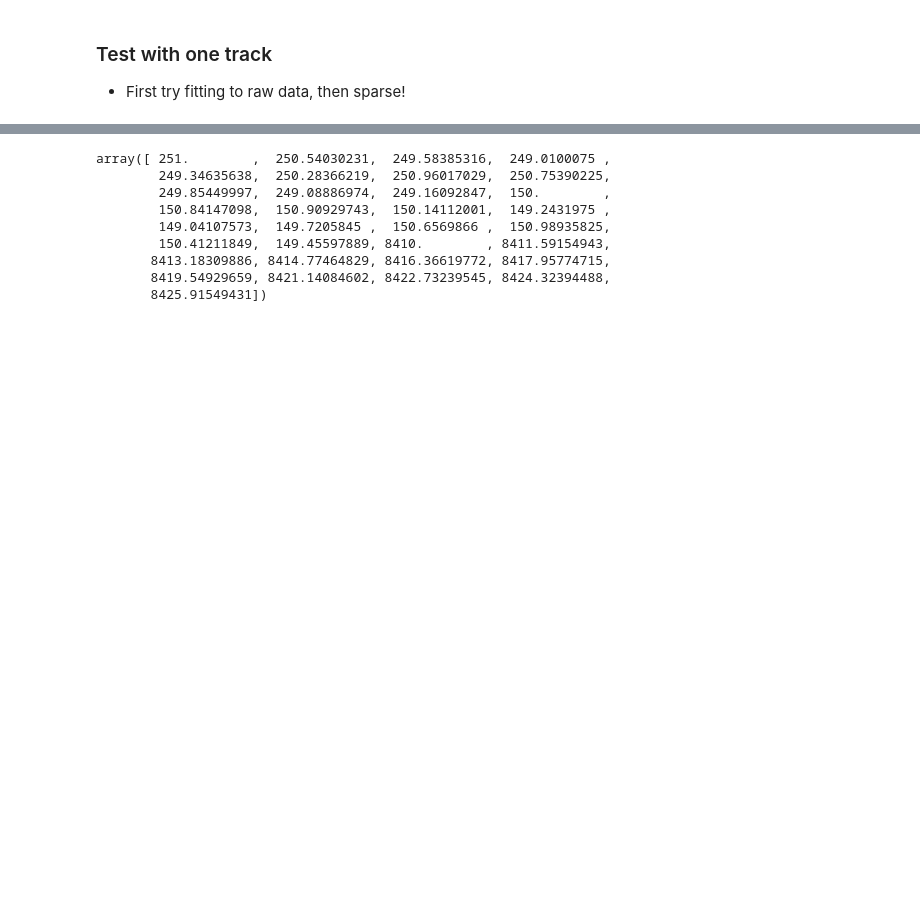
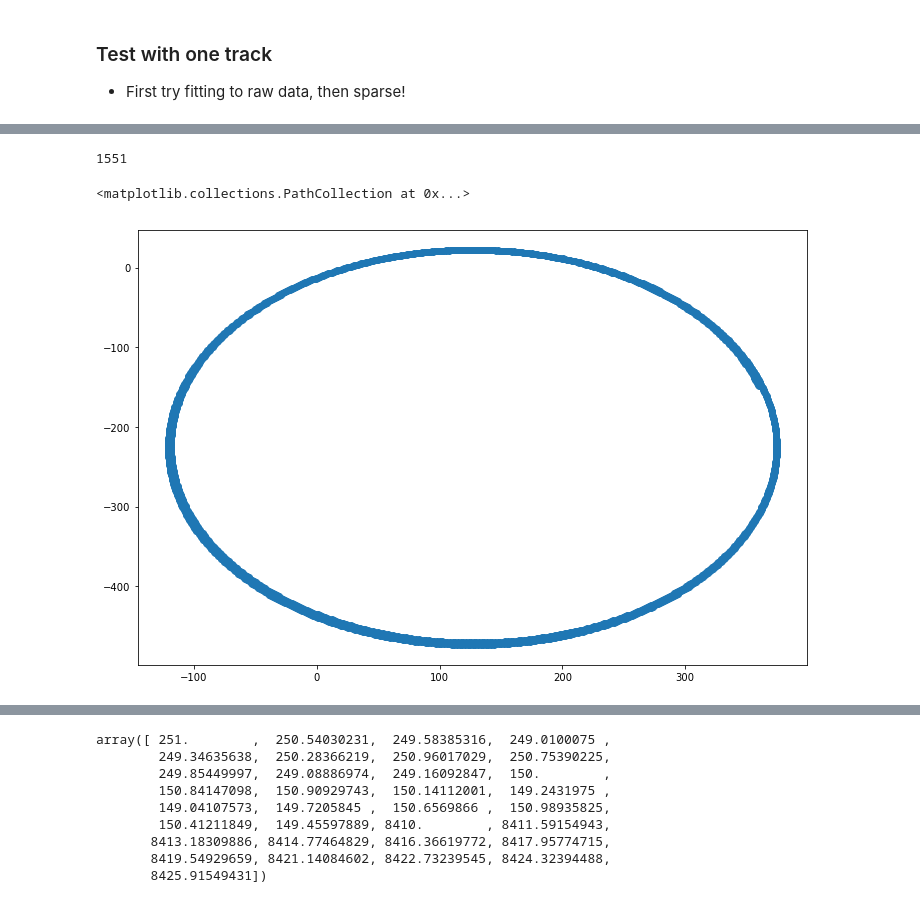
Before and after one commit to ckampa13/Mu2E, a Jupyter notebook: scripts/ColeTests/07-30-19_Trajectory_Fitting_Interp-Extrap.ipynb, the cells around one changed output, grey strips where cells are left out. Drawn from its saved outputs; the diff is of its cells as text; code cells hidden in the pictures; blank space fills up the shorter version.

```diff
--- a/scripts/ColeTests/07-30-19_Trajectory_Fitting_Interp-Extrap.ipynb
+++ b/scripts/ColeTests/07-30-19_Trajectory_Fitting_Interp-Extrap.ipynb
@@ -76,6 +74,15 @@ T.name = "T"
 scatter3d(X,Y,Z,scale_list=[T], inline=True, show_plot=False)
 # %% [output]
 [interactive output not drawn]
+# %%
+len(X)
+# %% [output]
+1551
+# %%
+plt.scatter(X,Y)
+# %% [output]
+<matplotlib.collections.PathCollection at 0x...>
+[figure, added]
 # %%
 plt.plot(Z)
 # %% [output]
```
Also changed, not shown: parts of 12 cells of this notebook, 5 other files.
